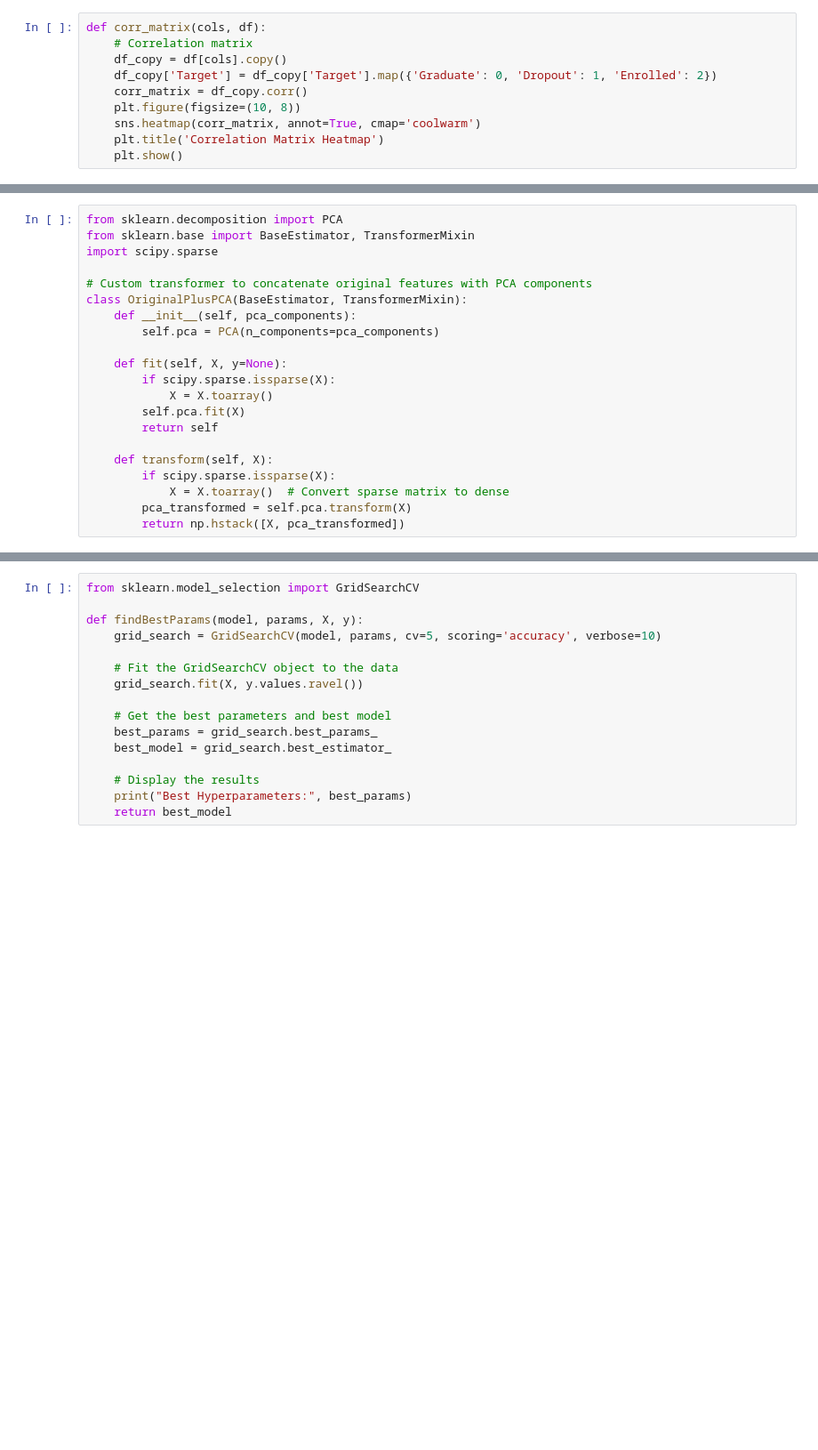
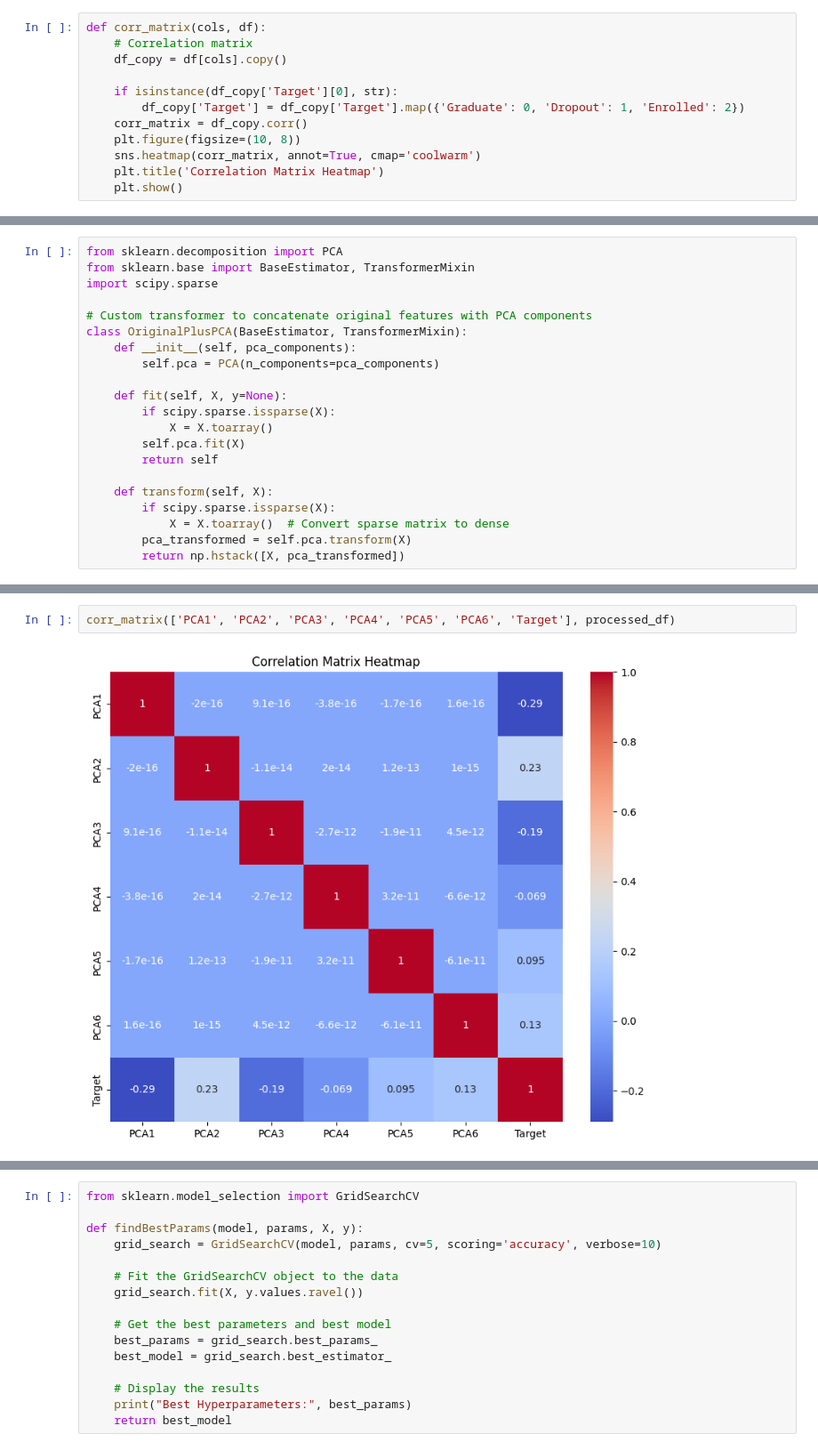
Before and after one commit to brian02oriel/python-kaggle-competitions, a Jupyter notebook: Academic_success_classification/academic-success.ipynb, the cells around one changed output, grey strips where cells are left out. Shown at 89% size. Drawn from its saved outputs; the diff is of its cells as text; blank space fills up the shorter version.

```diff
--- a/Academic_success_classification/academic-success.ipynb
+++ b/Academic_success_classification/academic-success.ipynb
@@ -149,7 +149,9 @@ array(['Graduate', 'Dropout', 'Enrolled'], dtype=object)
 def corr_matrix(cols, df):
     # Correlation matrix
     df_copy = df[cols].copy()
-    df_copy['Target'] = df_copy['Target'].map({'Graduate': 0, 'Dropout': 1, 'Enrolled': 2})
+
+    if isinstance(df_copy['Target'][0], str):
+        df_copy['Target'] = df_copy['Target'].map({'Graduate': 0, 'Dropout': 1, 'Enrolled': 2})
     corr_matrix = df_copy.corr()
     plt.figure(figsize=(10, 8))
     sns.heatmap(corr_matrix, annot=True, cmap='coolwarm')
@@ -432,2 +446,6 @@ Index(['id', 'Previous qualification (grade)', 'Admission grade',
+# %%
+corr_matrix(['PCA1', 'PCA2', 'PCA3', 'PCA4', 'PCA5', 'PCA6', 'Target'], processed_df)
+# %% [output]
+[figure, added]
 # %%
 from sklearn.model_selection import train_test_split
```
Also changed, not shown: parts of 20 cells of this notebook, 3 other files.
